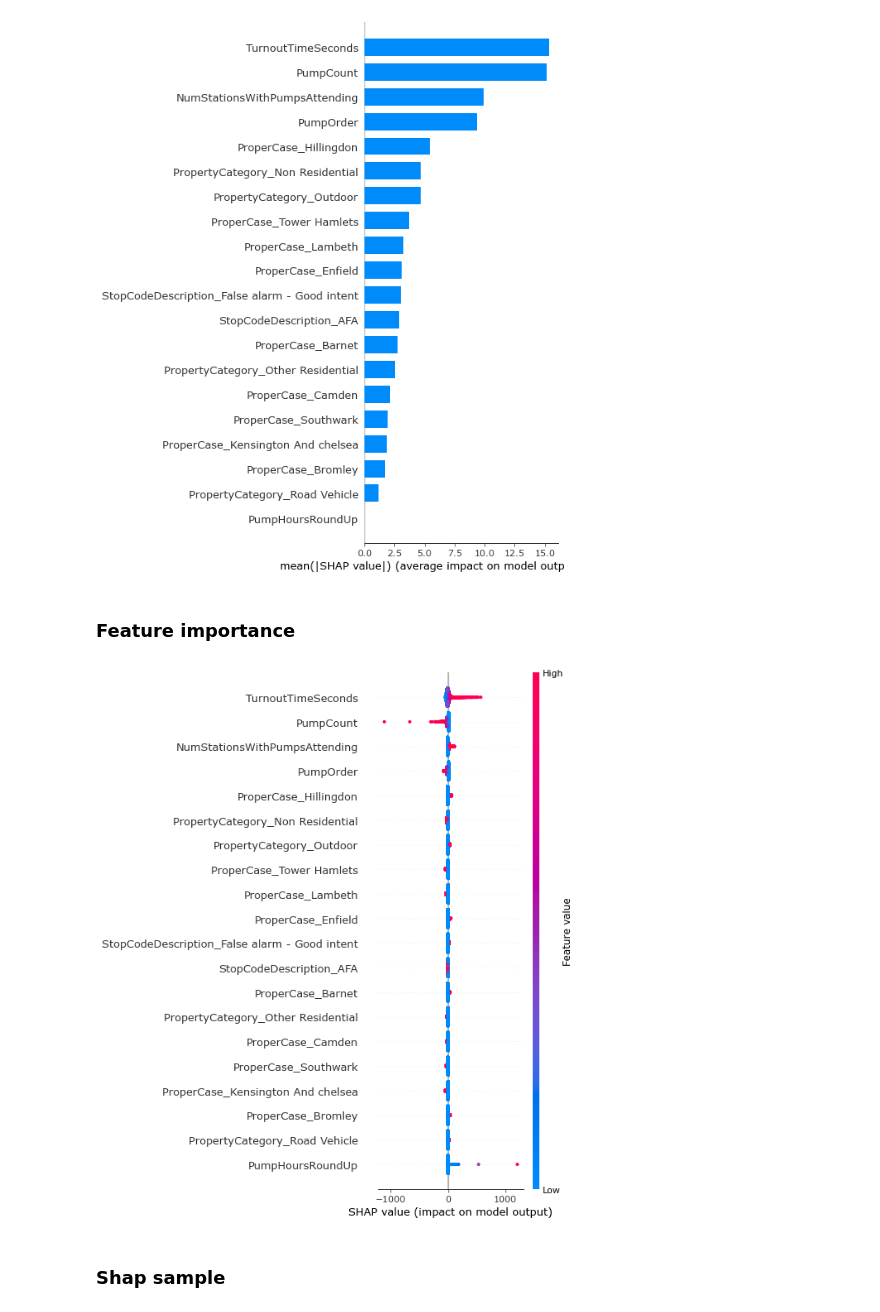
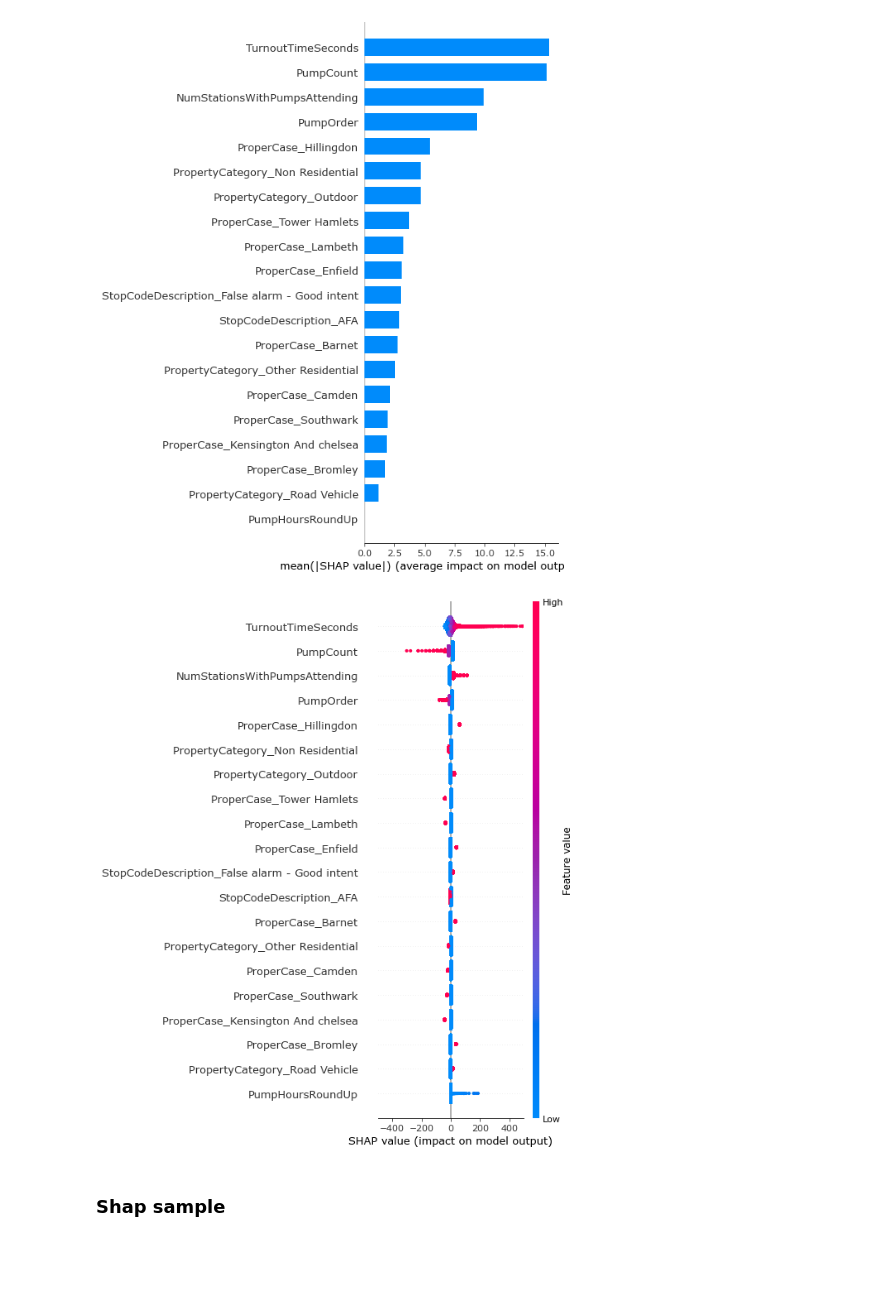
Before and after one commit to Merk1953/Projet-datascientest, a Jupyter notebook: Projet LFB Datascientest.ipynb, the cells around one changed output. Cells and saved outputs as stored; diff of their text form; code cells hidden in the pictures; blank space fills up the shorter version.

```diff
--- a/Projet LFB Datascientest.ipynb
+++ b/Projet LFB Datascientest.ipynb
@@ -56,11 +56,11 @@ from sklearn.model_selection import cross_val_score
 # %%
 def importer_csv_en_dataframes(chemin_dossier):
     """
-    Importe tous les fichiers CSV situés dans un dossier donné en tant que DataFrames distincts
+    Importe tous les fichiers CSV situés dans un dossier donné en tant que DF distincts
 
     chemin_dossier (str): chemin d'accès au dossier contenant les fichiers CSV
 
-    Res: List[DataFrame]: liste de DataFrames pandas, un par fichier CSV
+    Res: List[DF]: liste de DF, un par fichier CSV
     """
     dataframes = []  # Liste pour stocker les DataFrames
 
@@ -1215,11 +1208,11 @@ base = dataframes_importes[0]
 # %%
 def importer_csv_en_dataframes(chemin_dossier):
     """
-    Importe tous les fichiers CSV situés dans un dossier donné en tant que DataFrames distincts.
+    Importe tous les fichiers CSV situés dans un dossier donné en tant que DF distincts.
 
-    Args: chemin_dossier (str): Le chemin d'accès au dossier contenant les fichiers CSV.
+    Args: chemin_dossier: Le chemin d'accès au dossier contenant les fichiers CSV.
 
-    Res: List[DataFrame]: Une liste de DataFrames pandas, un par fichier CSV.
+    Res: Une liste de DF, un par fichier CSV.
     """
     dataframes = []  # Liste pour stocker les DataFrames
 
@@ -2677,25 +2670,11 @@ Magnitude des valeurs SHAP pour toutes les instances:
 shap.summary_plot(shap_values, X_test, plot_type="bar")
 # %% [output]
 [figure]
-# %% [markdown]
-### Feature importance
 # %%
-X_train, X_test, y_train, y_test = train_test_split(features3, target3, test_size=0.2, random_state=42)
-bst = LinearRegression(fit_intercept=True, copy_X=False, n_jobs=None, positive=False)
-
-# Entraîner le modèle
-bst.fit(X_train, y_train)
-
-# Créer un explainer SHAP avec le modèle
-explainer = shap.LinearExplainer(bst, X_train)
-
-# Calcul des valeurs SHAP pour l'ensemble de test
-shap_values = explainer.shap_values(X_test)
-
-
+plt.xlim(-500, 500)
 shap.summary_plot(shap_values, X_test)
 # %% [output]
-[figure, old version]
+[figure, new version]
 # %% [markdown]
 ### Shap sample
 # %%
```
Also changed, not shown: parts of 18 cells of this notebook.
